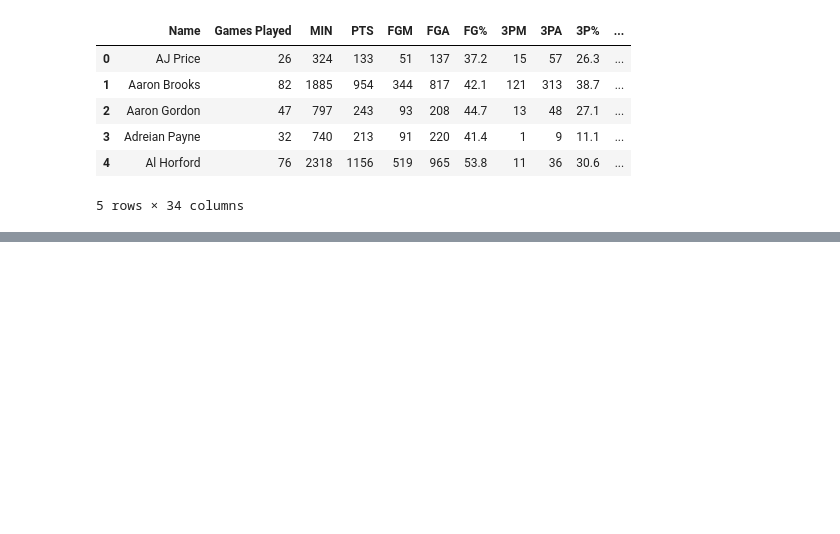
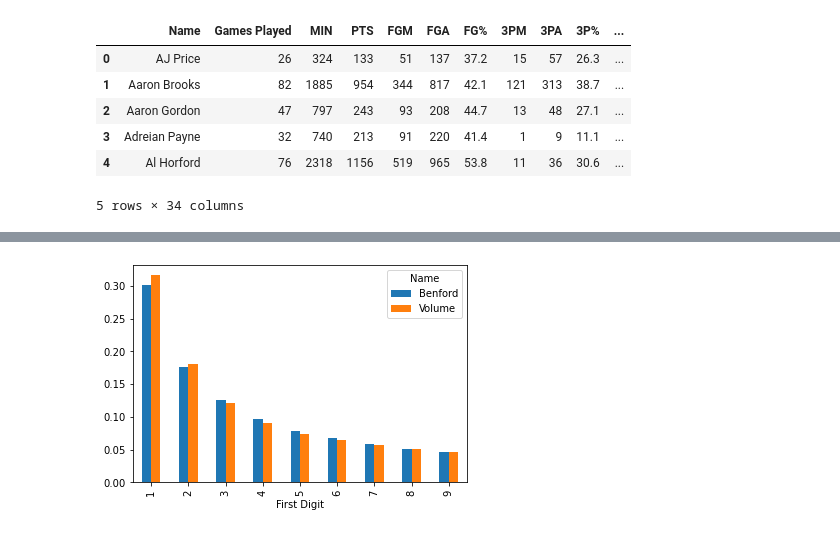
Before and after one commit to HalfPaul/Benford-s-Law, a Jupyter notebook: Election_analysis.ipynb, the cells around one changed output, grey strips where cells are left out. Cells and saved outputs as stored; diff of their text form; code cells hidden in the pictures; blank space fills up the shorter version.

Commit message:
Added S&P500 Volume analysis and saved images of plots

```diff
--- a/Election_analysis.ipynb
+++ b/Election_analysis.ipynb
@@ -80,0 +85,3 @@ data_usa.plot(kind="bar")
+# %%
+stock_data = pd.read_csv("data/S&P500.csv")
+stock_data.head()
@@ -80,0 +95,10 @@ data_usa.plot(kind="bar")
+# %%
+stock_digits = stock_data["volume"].dropna().astype(str).str[0].value_counts(normalize=True)
+stock_digits = stock_digits.drop(stock_digits.index[9], axis=0)
+stock_digits = pd.DataFrame({"First Digit": stock_digits.index, "Proportion": stock_digits.values, "Name":"Volume"})
+benford_nums = pd.DataFrame({"First Digit": ['1', '2', '3', '4', '5', '6', '7', '8', '9'], "Proportion": [.301, .176, .125, .097, .079, .067, .058, .051, .046], "Name":"Benford"})
+data_stocks = pd.concat([benford_nums,stock_digits]).pivot("First Digit",  "Name", "Proportion")
+data_stocks.plot(kind="bar")
+plt.savefig("images/stocks.png")
+# %% [output]
+[figure, added]
```
Also changed, not shown: parts of 6 cells of this notebook, 5 other files.
